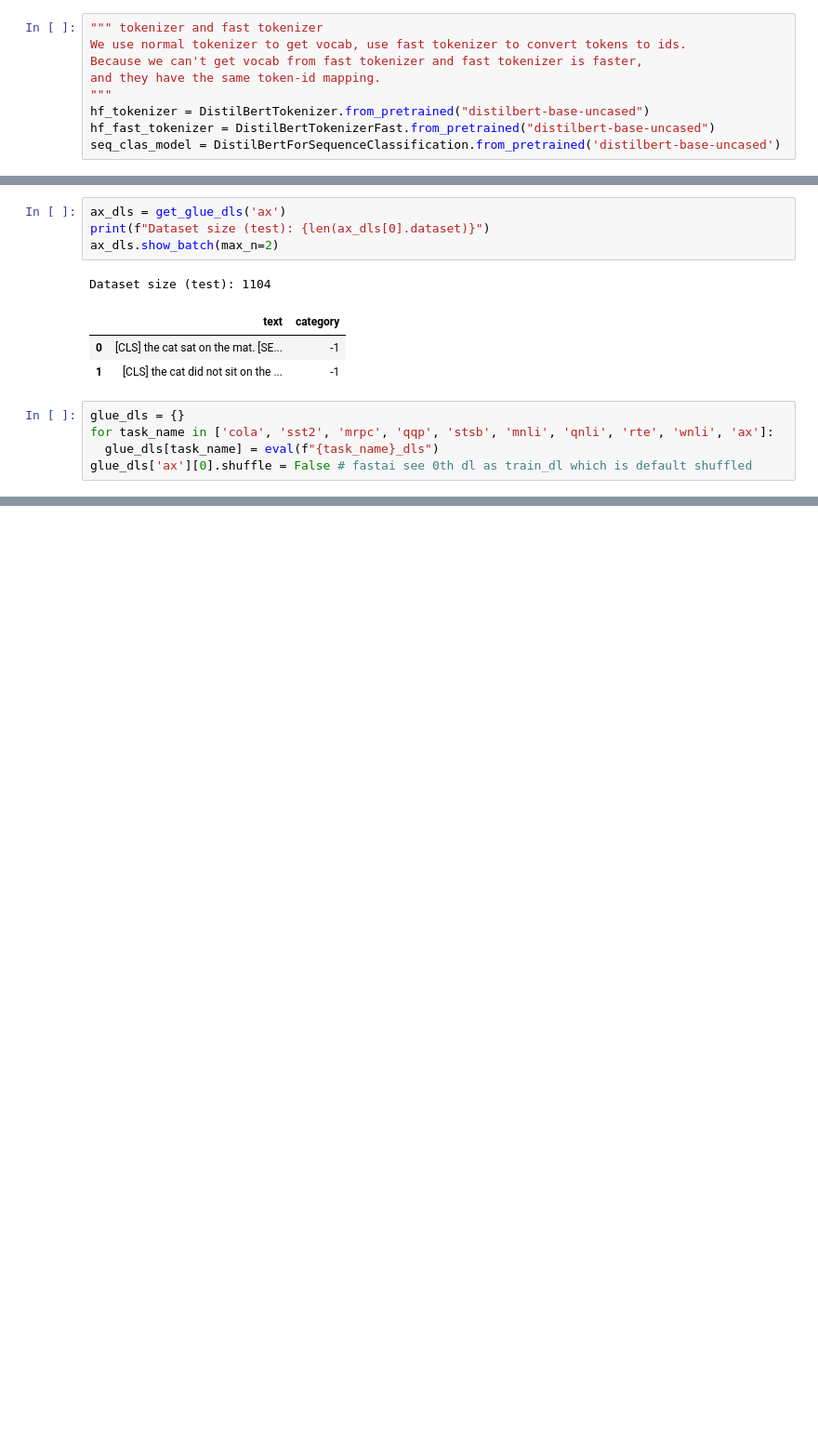
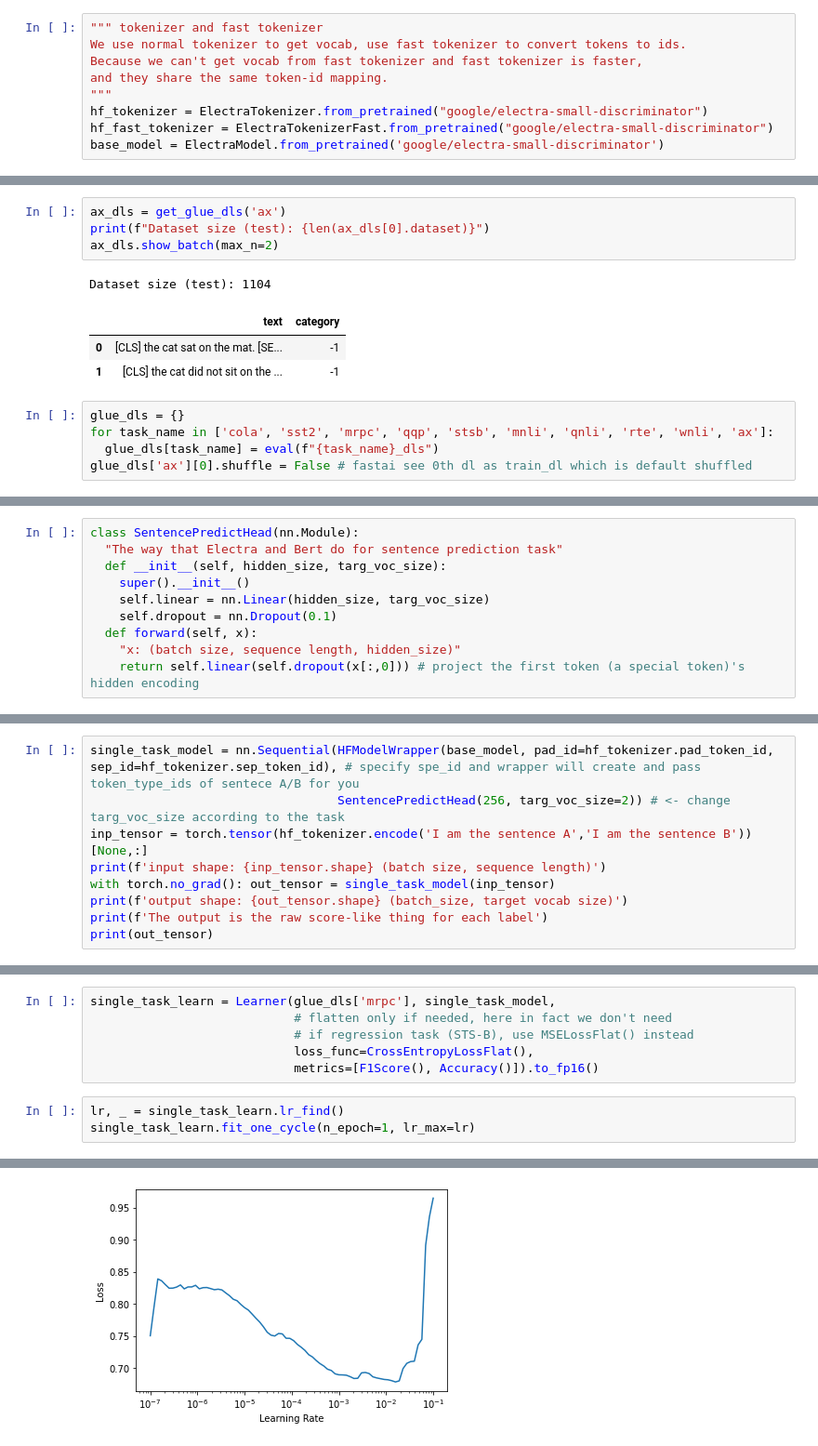
Before and after one commit to richarddwang/electra_pytorch, a Jupyter notebook: GLUE_with_fastai.ipynb, the cells around one changed output, grey strips where cells are left out. Shown at 93% size. Drawn from its saved outputs; the diff is of its cells as text; blank space fills up the shorter version.

Commit message:
singtask finetune GLUE

```diff
--- a/GLUE_with_fastai.ipynb
+++ b/GLUE_with_fastai.ipynb
@@ -29,10 +25,10 @@ from _utils.would_like_to_pr import TextDataloader
 """ tokenizer and fast tokenizer
 We use normal tokenizer to get vocab, use fast tokenizer to convert tokens to ids.
 Because we can't get vocab from fast tokenizer and fast tokenizer is faster,
-and they have the same token-id mapping.
+and they share the same token-id mapping.
 """
-hf_tokenizer = DistilBertTokenizer.from_pretrained("distilbert-base-uncased")
-hf_fast_tokenizer = DistilBertTokenizerFast.from_pretrained("distilbert-base-uncased")
-seq_clas_model = DistilBertForSequenceClassification.from_pretrained('distilbert-base-uncased')
+hf_tokenizer = ElectraTokenizer.from_pretrained("google/electra-small-discriminator")
+hf_fast_tokenizer = ElectraTokenizerFast.from_pretrained("google/electra-small-discriminator")
+base_model = ElectraModel.from_pretrained('google/electra-small-discriminator')
 # %% [markdown]
 # 1. Prepare data
@@ -363,0 +362,10 @@ glue_dls['ax'][0].shuffle = False # fastai see 0th dl as train_dl which is defau
+# %%
+class SentencePredictHead(nn.Module):
+  "The way that Electra and Bert do for sentence prediction task"
+  def __init__(self, hidden_size, targ_voc_size):
+    super().__init__()
+    self.linear = nn.Linear(hidden_size, targ_voc_size)
+    self.dropout = nn.Dropout(0.1)
+  def forward(self, x):
+    "x: (batch size, sequence length, hidden_size)"
+    return self.linear(self.dropout(x[:,0])) # project the first token (a special token)'s hidden encoding
@@ -363,0 +376,9 @@ glue_dls['ax'][0].shuffle = False # fastai see 0th dl as train_dl which is defau
+# %%
+single_task_model = nn.Sequential(HFModelWrapper(base_model, pad_id=hf_tokenizer.pad_token_id, sep_id=hf_tokenizer.sep_token_id), # specify spe_id and wrapper will create and pass token_type_ids of sentece A/B for you
+                                  SentencePredictHead(256, targ_voc_size=2)) # <- change targ_voc_size according to the task
+inp_tensor = torch.tensor(hf_tokenizer.encode('I am the sentence A','I am the sentence B'))[None,:]
+print(f'input shape: {inp_tensor.shape} (batch size, sequence length)')
+with torch.no_grad(): out_tensor = single_task_model(inp_tensor)
+print(f'output shape: {out_tensor.shape} (batch_size, target vocab size)')
+print(f'The output is the raw score-like thing for each label')
+print(out_tensor)
@@ -363,0 +468,10 @@ glue_dls['ax'][0].shuffle = False # fastai see 0th dl as train_dl which is defau
+# %%
+single_task_learn = Learner(glue_dls['mrpc'], single_task_model,
+                            # flatten only if needed, here in fact we don't need
+                            # if regression task (STS-B), use MSELossFlat() instead
+                            loss_func=CrossEntropyLossFlat(),
+                            metrics=[F1Score(), Accuracy()]).to_fp16()
+# %%
+lr, _ = single_task_learn.lr_find()
+single_task_learn.fit_one_cycle(n_epoch=1, lr_max=lr)
+# %% [output]
@@ -363,0 +481 @@ glue_dls['ax'][0].shuffle = False # fastai see 0th dl as train_dl which is defau
+[figure, added]
```
Also changed, not shown: parts of 18 cells of this notebook.
